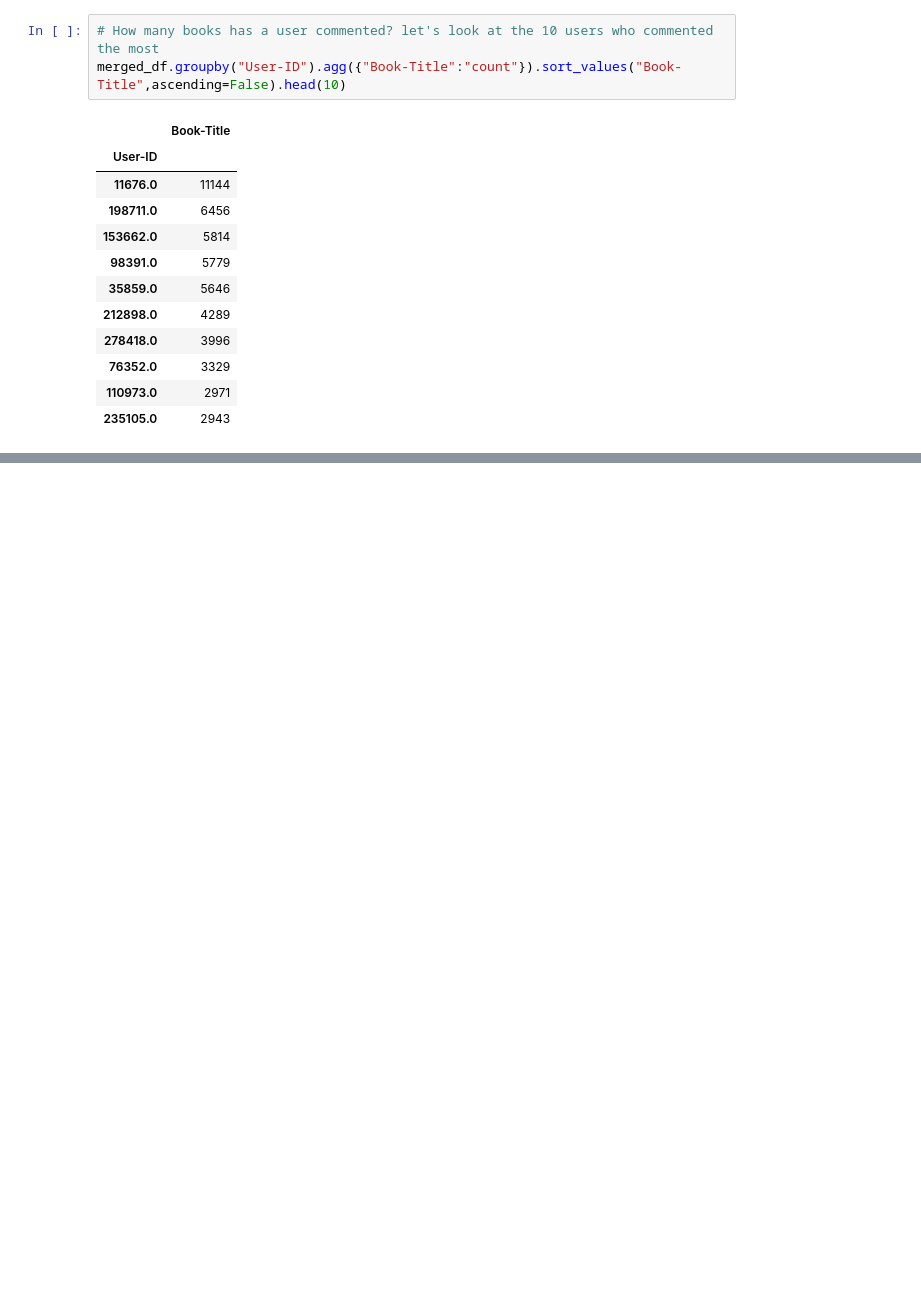
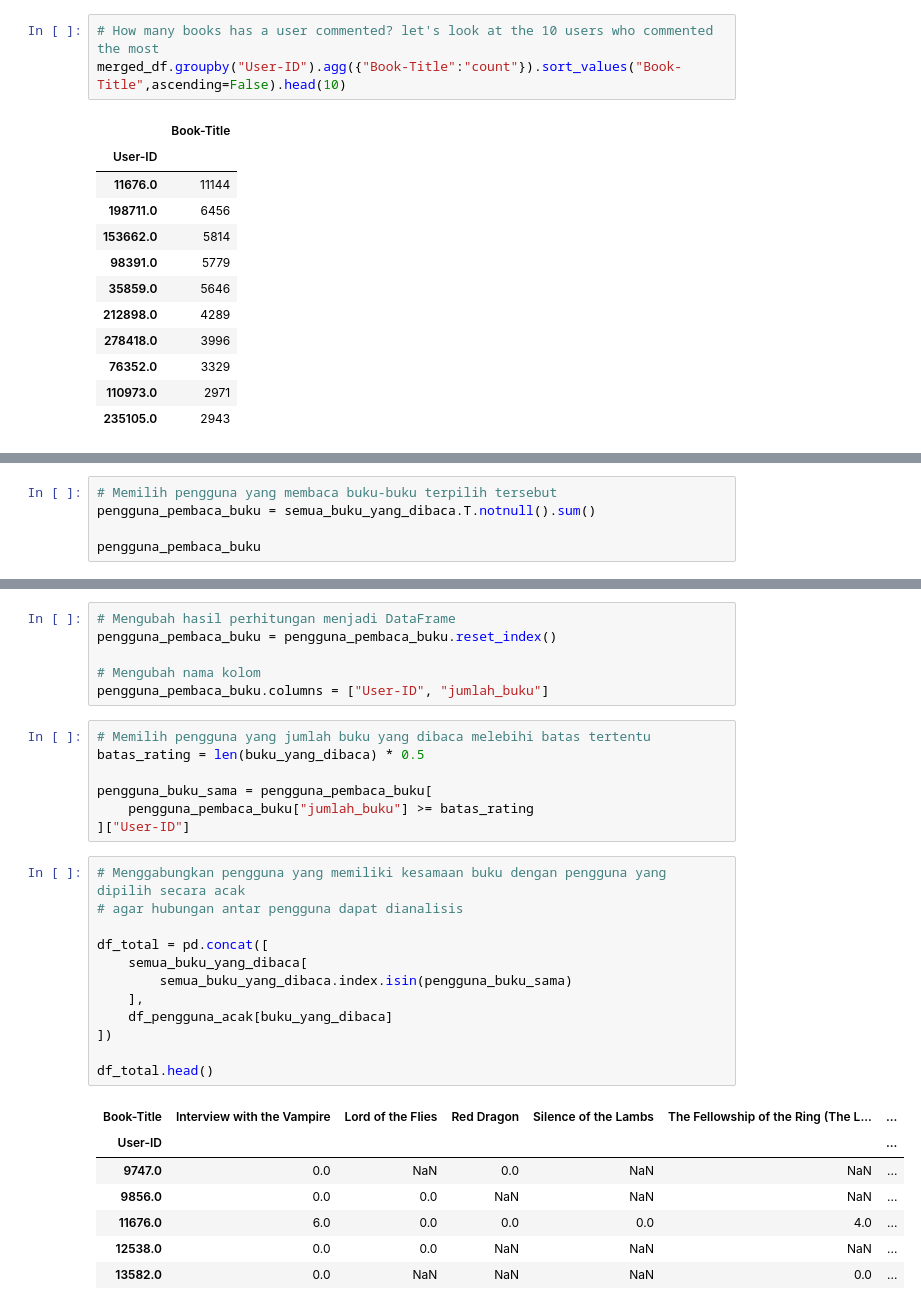
Before and after one commit to Clauver0/Recommender-System, a Jupyter notebook: Colaborative Filtering.ipynb, the cells around one changed output, grey strips where cells are left out. Cells and saved outputs as stored; diff of their text form; blank space fills up the shorter version.

```diff
--- a/Colaborative Filtering.ipynb
+++ b/Colaborative Filtering.ipynb
@@ -210,0 +311,5 @@ new.head()
+# %%
+# Memilih pengguna yang membaca buku-buku terpilih tersebut
+pengguna_pembaca_buku = semua_buku_yang_dibaca.T.notnull().sum()
+
+pengguna_pembaca_buku
@@ -210,0 +330,33 @@ new.head()
+# %%
+# Mengubah hasil perhitungan menjadi DataFrame
+pengguna_pembaca_buku = pengguna_pembaca_buku.reset_index()
+
+# Mengubah nama kolom
+pengguna_pembaca_buku.columns = ["User-ID", "jumlah_buku"]
+# %%
+# Memilih pengguna yang jumlah buku yang dibaca melebihi batas tertentu
+batas_rating = len(buku_yang_dibaca) * 0.5
+
+pengguna_buku_sama = pengguna_pembaca_buku[
+    pengguna_pembaca_buku["jumlah_buku"] >= batas_rating
+]["User-ID"]
+# %%
+# Menggabungkan pengguna yang memiliki kesamaan buku dengan pengguna yang dipilih secara acak
+# agar hubungan antar pengguna dapat dianalisis
+
+df_total = pd.concat([
+    semua_buku_yang_dibaca[
+        semua_buku_yang_dibaca.index.isin(pengguna_buku_sama)
+    ],
+    df_pengguna_acak[buku_yang_dibaca]
+])
+
+df_total.head()
+# %% [output]
+| Book-Title | Interview with the Vampire | Lord of the Flies | Red Dragon | Silence of the Lambs | The Fellowship of the Ring (The L... | ... |
+| User-ID |  |  |  |  |  | ... |
+| 9747.0 | 0.0 | NaN | 0.0 | NaN | NaN | ... |
+| 9856.0 | 0.0 | 0.0 | NaN | NaN | NaN | ... |
+| 11676.0 | 6.0 | 0.0 | 0.0 | 0.0 | 4.0 | ... |
+| 12538.0 | 0.0 | 0.0 | NaN | NaN | NaN | ... |
+| 13582.0 | 0.0 | NaN | NaN | NaN | 0.0 | ... |
```
Also changed, not shown: parts of 32 cells of this notebook.
